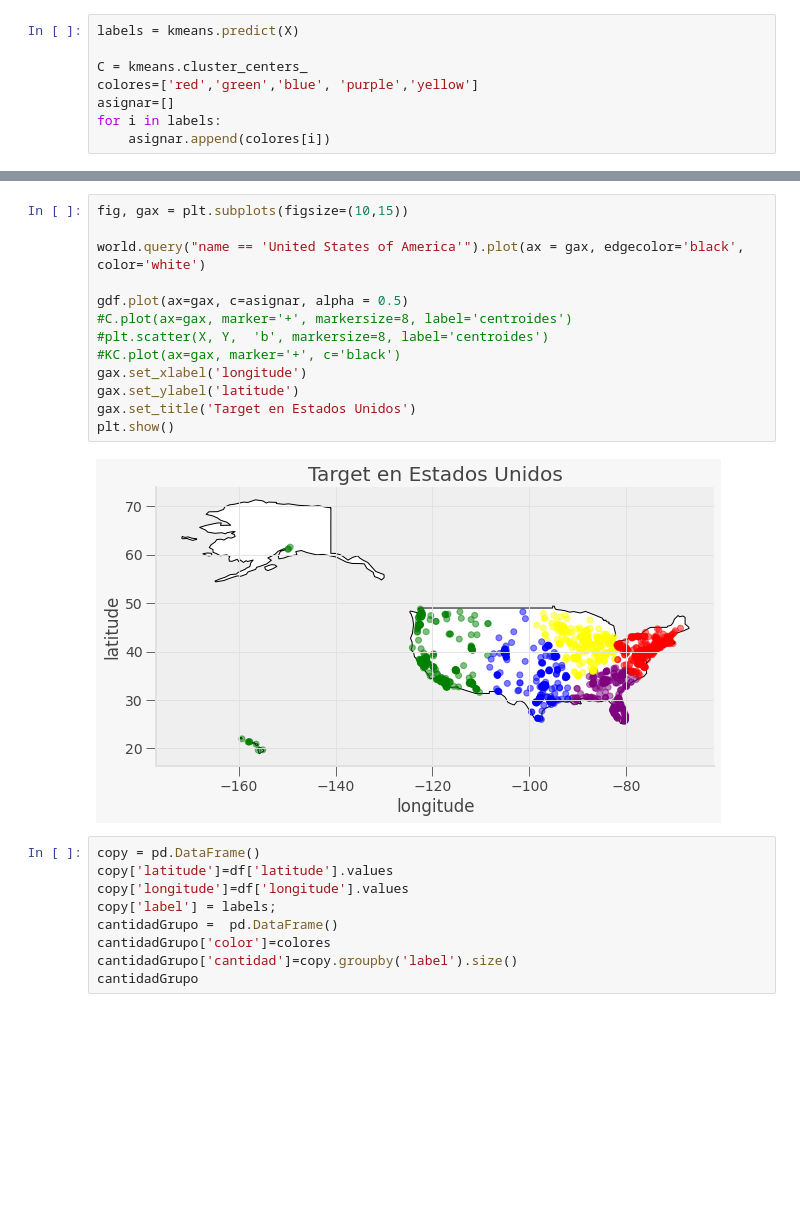
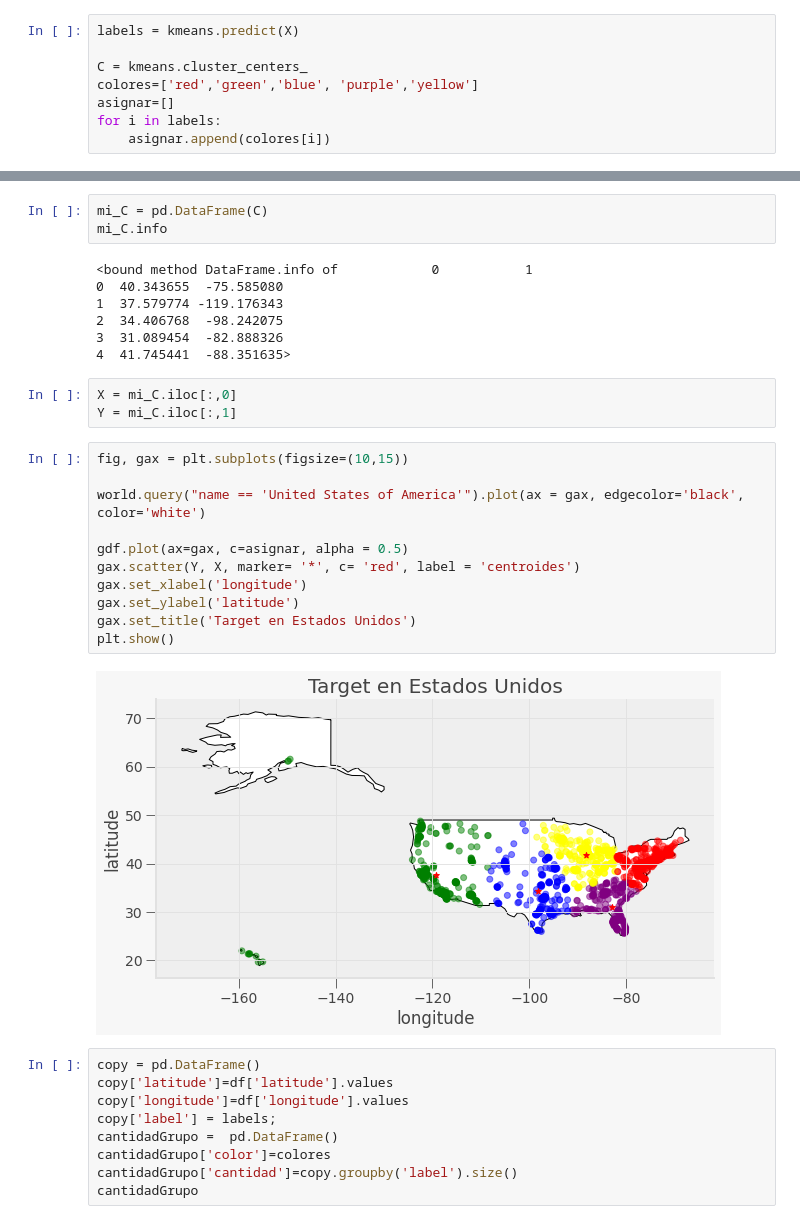
Before and after one commit to PosgradoMNA/actividades-de-aprendizaje-Katty, a Jupyter notebook: Actividad_semana_8_parte_2_TecMty_kmeans_target.ipynb, the cells around one changed output, grey strips where cells are left out. Cells and saved outputs as stored; diff of their text form; blank space fills up the shorter version.

```diff
--- a/Actividad_semana_8_parte_2_TecMty_kmeans_target.ipynb
+++ b/Actividad_semana_8_parte_2_TecMty_kmeans_target.ipynb
@@ -274,18 +274,29 @@ array([[  40.34365502,  -75.58507975],
+# %%
+mi_C = pd.DataFrame(C)
+mi_C.info
+# %% [output]
+<bound method DataFrame.info of            0           1
+0  40.343655  -75.585080
+1  37.579774 -119.176343
+2  34.406768  -98.242075
+3  31.089454  -82.888326
+4  41.745441  -88.351635>
+# %%
+X = mi_C.iloc[:,0]
+Y = mi_C.iloc[:,1]
 # %%
 fig, gax = plt.subplots(figsize=(10,15))
 
 world.query("name == 'United States of America'").plot(ax = gax, edgecolor='black', color='white')
 
 gdf.plot(ax=gax, c=asignar, alpha = 0.5)
-#C.plot(ax=gax, marker='+', markersize=8, label='centroides')
-#plt.scatter(X, Y,  'b', markersize=8, label='centroides')
-#KC.plot(ax=gax, marker='+', c='black')
+gax.scatter(Y, X, marker= '*', c= 'red', label = 'centroides')
 gax.set_xlabel('longitude')
 gax.set_ylabel('latitude')
 gax.set_title('Target en Estados Unidos')
 plt.show()
 # %% [output]
-[figure, old version]
+[figure, new version]
 # %%
 copy = pd.DataFrame()
 copy['latitude']=df['latitude'].values
```
Also changed, not shown: parts of 3 cells of this notebook.
